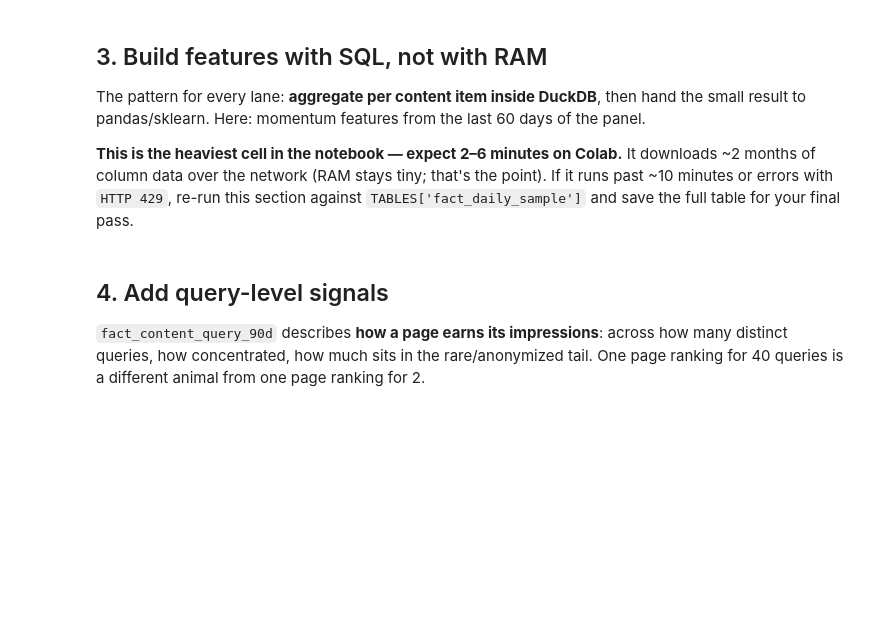
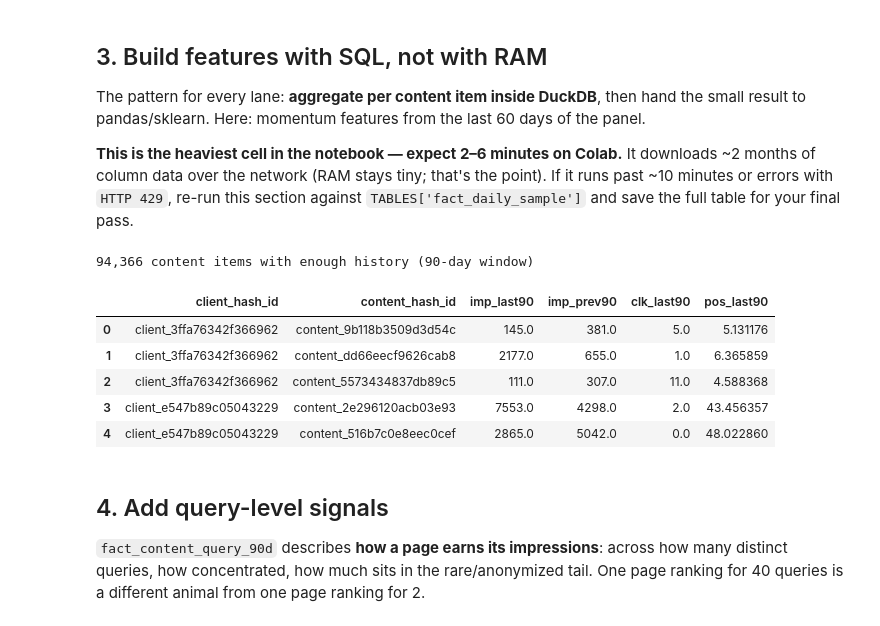
Before and after one commit to maryem-ahmed/flyrank-internship-starter, a Jupyter notebook: notebooks/03_working_with_the_full_release.ipynb, the cells around one changed output. Cells and saved outputs as stored; diff of their text form; code cells hidden in the pictures; blank space fills up the shorter version.

```diff
--- a/notebooks/03_working_with_the_full_release.ipynb
+++ b/notebooks/03_working_with_the_full_release.ipynb
@@ -85,26 +106,38 @@ result to pandas/sklearn. Here: momentum features from the last 60 days of the p
 
 **This is the heaviest cell in the notebook — expect 2–6 minutes on Colab.** It downloads ~2 months of column data over the network (RAM stays tiny; that's the point). If it runs past ~10 minutes or errors with `HTTP 429`, re-run this section against `TABLES['fact_daily_sample']` and save the full table for your final pass.
 # %%
-features = con.sql(f"""
+WINDOW_DAYS = 90          # half-window size (was 30)
+MIN_IMPRESSIONS = 300     # your HAVING threshold — raised from 100 since we're
+                           # now summing over a longer period, so the floor should scale up too
+
+features_90 = con.sql(f"""
     WITH bounds AS (
         SELECT MAX(report_date) AS end_d FROM {TABLES['fact_daily']}
     ),
     windowed AS (
         SELECT f.client_hash_id, f.content_hash_id,
-               SUM(CASE WHEN f.report_date >  b.end_d - INTERVAL 30 DAY THEN f.gsc_impressions ELSE 0 END) AS imp_last30,
-               SUM(CASE WHEN f.report_date <= b.end_d - INTERVAL 30 DAY THEN f.gsc_impressions ELSE 0 END) AS imp_prev30,
-               SUM(CASE WHEN f.report_date >  b.end_d - INTERVAL 30 DAY THEN f.gsc_clicks ELSE 0 END)      AS clk_last30,
-               AVG(CASE WHEN f.report_date >  b.end_d - INTERVAL 30 DAY THEN f.gsc_avg_position END)       AS pos_last30
+               SUM(CASE WHEN f.report_date >  b.end_d - INTERVAL {WINDOW_DAYS} DAY THEN f.gsc_impressions ELSE 0 END) AS imp_last90,
+               SUM(CASE WHEN f.report_date <= b.end_d - INTERVAL {WINDOW_DAYS} DAY THEN f.gsc_impressions ELSE 0 END) AS imp_prev90,
+               SUM(CASE WHEN f.report_date >  b.end_d - INTERVAL {WINDOW_DAYS} DAY THEN f.gsc_clicks ELSE 0 END)      AS clk_last90,
+               AVG(CASE WHEN f.report_date >  b.end_d - INTERVAL {WINDOW_DAYS} DAY THEN f.gsc_avg_position END)       AS pos_last90
         FROM {TABLES['fact_daily']} f, bounds b
-        WHERE f.report_date > b.end_d - INTERVAL 60 DAY
+        WHERE f.report_date > b.end_d - INTERVAL {WINDOW_DAYS * 2} DAY
         GROUP BY 1, 2
-        HAVING imp_prev30 >= 100
+        HAVING imp_prev90 >= {MIN_IMPRESSIONS}
     )
     SELECT * FROM windowed
 """).df()
 
-print(f'{len(features):,} content items with enough history')
-features.head()
+print(f'{len(features_90):,} content items with enough history (90-day window)')
+features_90.head()
+# %% [output]
+94,366 content items with enough history (90-day window)
+|  | client_hash_id | content_hash_id | imp_last90 | imp_prev90 | clk_last90 | pos_last90 |
+| 0 | client_3ffa76342f366962 | content_9b118b3509d3d54c | 145.0 | 381.0 | 5.0 | 5.131176 |
+| 1 | client_3ffa76342f366962 | content_dd66eecf9626cab8 | 2177.0 | 655.0 | 1.0 | 6.365859 |
+| 2 | client_3ffa76342f366962 | content_5573434837db89c5 | 111.0 | 307.0 | 11.0 | 4.588368 |
+| 3 | client_e547b89c05043229 | content_2e296120acb03e93 | 7553.0 | 4298.0 | 2.0 | 43.456357 |
+| 4 | client_e547b89c05043229 | content_516b7c0e8eec0cef | 2865.0 | 5042.0 | 0.0 | 48.022860 |
 # %% [markdown]
 ## 4. Add query-level signals
 
```
Also changed, not shown: parts of 5 cells of this notebook.
